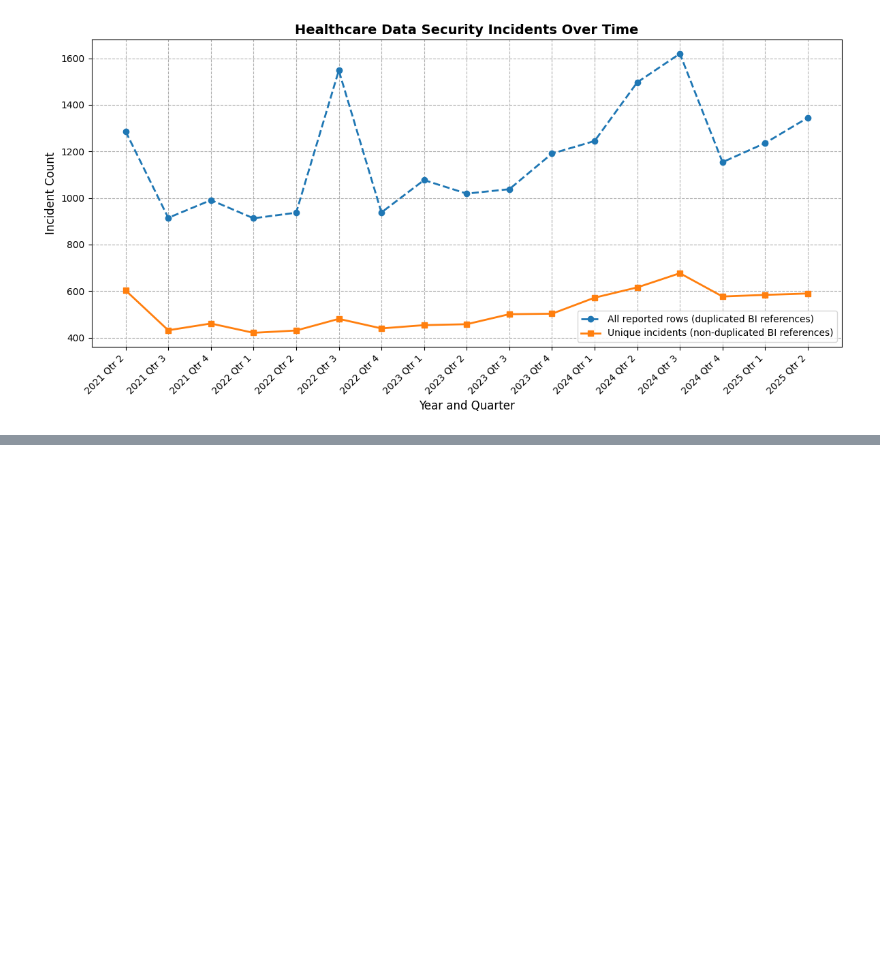
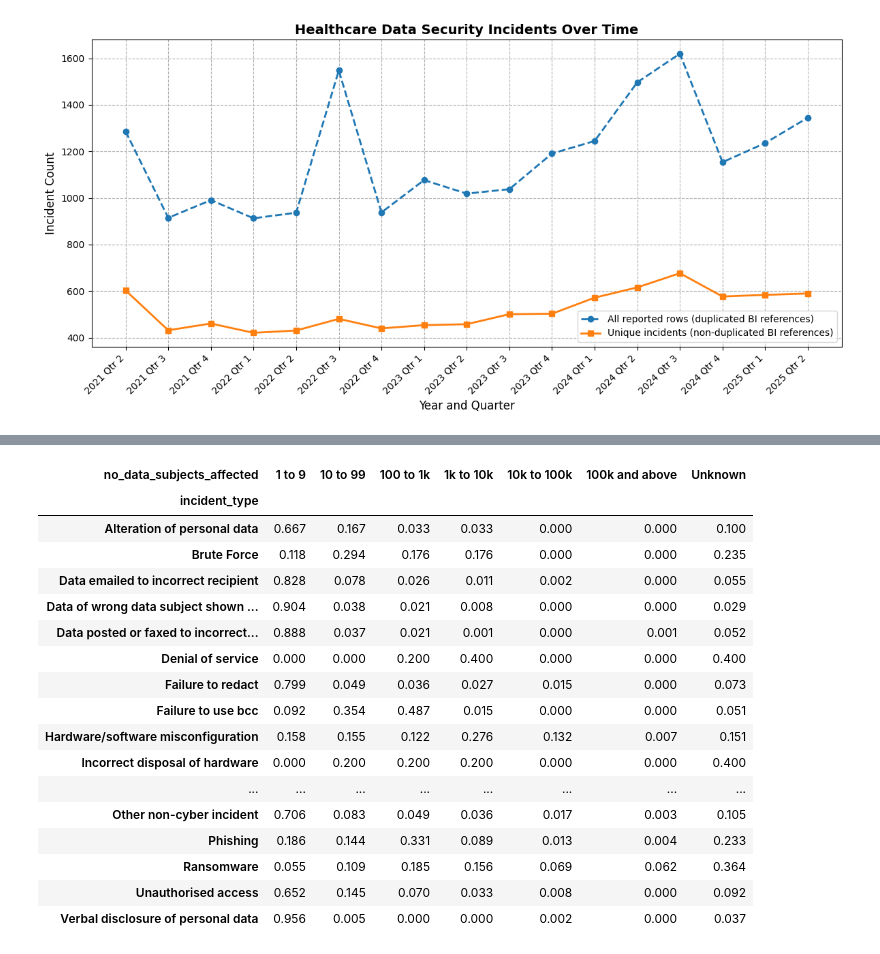
Before and after one commit to maycrowave/healthcare-data-incident-dashboard, a Jupyter notebook: models.ipynb, the cells around one changed output, grey strips where cells are left out. Cells and saved outputs as stored; diff of their text form; code cells hidden in the pictures; blank space fills up the shorter version.

```diff
--- a/models.ipynb
+++ b/models.ipynb
@@ -415,0 +557,22 @@ plt.show()
+# %%
+# display the incident type vs data subjects affected proportions
+severity_proportions.round(3)
+# %% [output]
+| no_data_subjects_affected | 1 to 9 | 10 to 99 | 100 to 1k | 1k to 10k | 10k to 100k | 100k and above | Unknown |
+| incident_type |  |  |  |  |  |  |  |
+| Alteration of personal data | 0.667 | 0.167 | 0.033 | 0.033 | 0.000 | 0.000 | 0.100 |
+| Brute Force | 0.118 | 0.294 | 0.176 | 0.176 | 0.000 | 0.000 | 0.235 |
+| Data emailed to incorrect recipient | 0.828 | 0.078 | 0.026 | 0.011 | 0.002 | 0.000 | 0.055 |
+| Data of wrong data subject shown ... | 0.904 | 0.038 | 0.021 | 0.008 | 0.000 | 0.000 | 0.029 |
+| Data posted or faxed to incorrect... | 0.888 | 0.037 | 0.021 | 0.001 | 0.000 | 0.001 | 0.052 |
+| Denial of service | 0.000 | 0.000 | 0.200 | 0.400 | 0.000 | 0.000 | 0.400 |
+| Failure to redact | 0.799 | 0.049 | 0.036 | 0.027 | 0.015 | 0.000 | 0.073 |
+| Failure to use bcc | 0.092 | 0.354 | 0.487 | 0.015 | 0.000 | 0.000 | 0.051 |
+| Hardware/software misconfiguration | 0.158 | 0.155 | 0.122 | 0.276 | 0.132 | 0.007 | 0.151 |
+| Incorrect disposal of hardware | 0.000 | 0.200 | 0.200 | 0.200 | 0.000 | 0.000 | 0.400 |
+| ... | ... | ... | ... | ... | ... | ... | ... |
+| Other non-cyber incident | 0.706 | 0.083 | 0.049 | 0.036 | 0.017 | 0.003 | 0.105 |
+| Phishing | 0.186 | 0.144 | 0.331 | 0.089 | 0.013 | 0.004 | 0.233 |
+| Ransomware | 0.055 | 0.109 | 0.185 | 0.156 | 0.069 | 0.062 | 0.364 |
+| Unauthorised access | 0.652 | 0.145 | 0.070 | 0.033 | 0.008 | 0.000 | 0.092 |
+| Verbal disclosure of personal data | 0.956 | 0.005 | 0.000 | 0.000 | 0.002 | 0.000 | 0.037 |
```
Also changed, not shown: parts of 9 cells of this notebook.
